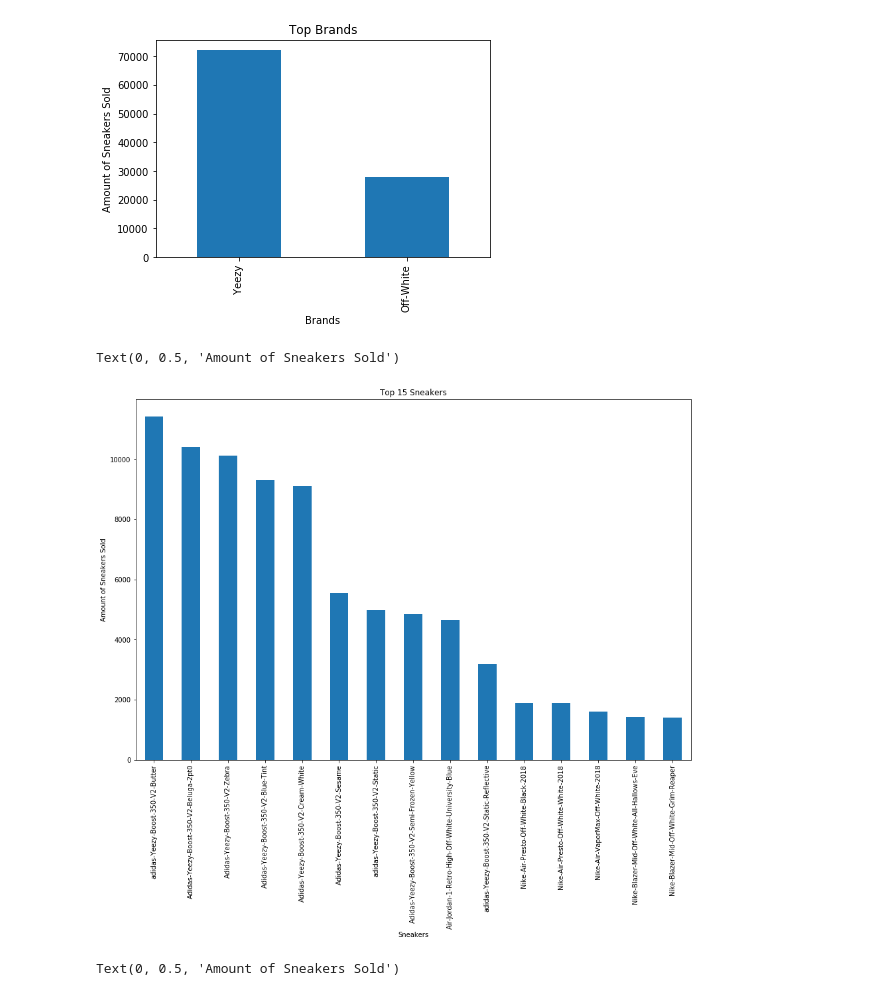
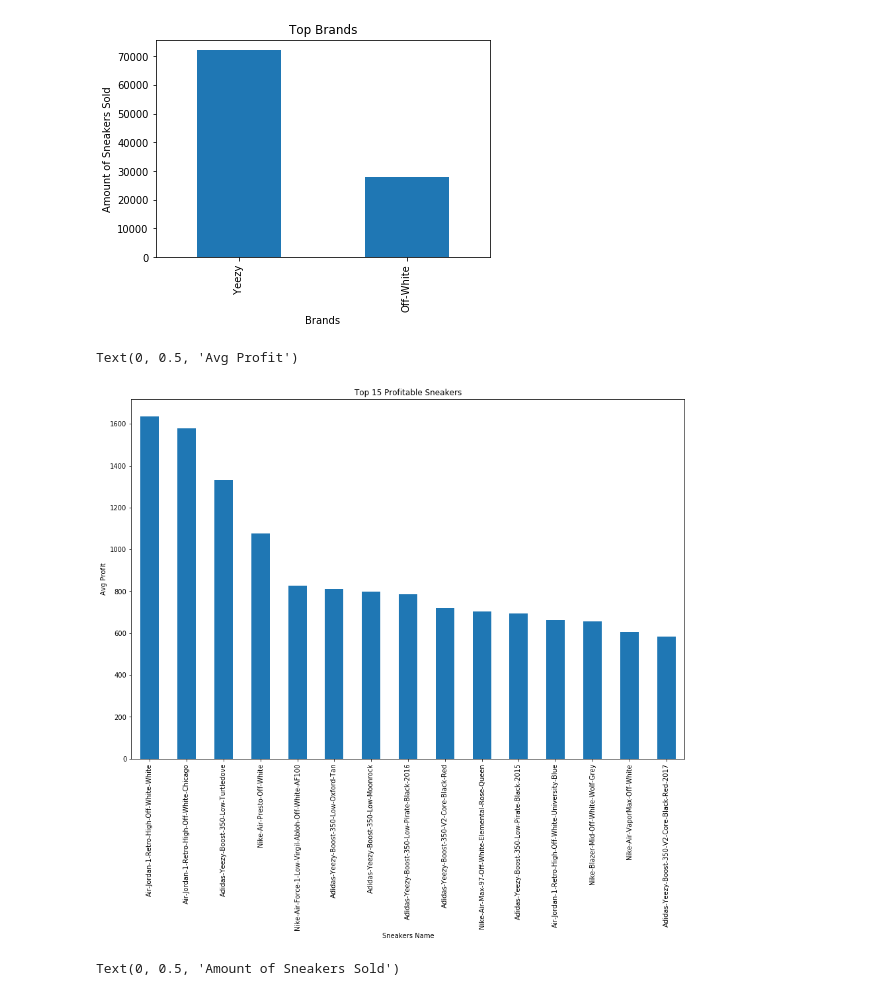
Before and after one commit to ed-biz23/data-sci-project, a Jupyter notebook: Project.ipynb, the cells around one changed output. Saved outputs shown, nothing was run; the diff lists cells and outputs as text; code cells hidden in the pictures.

```diff
--- a/Project.ipynb
+++ b/Project.ipynb
@@ -91,15 +91,15 @@ plt.ylabel('Amount of Sneakers Sold')
 Text(0, 0.5, 'Amount of Sneakers Sold')
 [figure]
 # %%
-groupby_popular_sneaker = data.groupby('Sneaker Name').size()
+groupby_popular_sneaker = data.groupby('Sneaker Name')['Profit'].mean()
 # %%
 groupby_popular_sneaker.nlargest(15).plot.bar(figsize=(15,10))
-plt.title('Top 15 Sneakers')
-plt.xlabel('Sneakers')
-plt.ylabel('Amount of Sneakers Sold')
+plt.title('Top 15 Profitable Sneakers')
+plt.xlabel('Sneakers Name')
+plt.ylabel('Avg Profit')
 # %% [output]
-Text(0, 0.5, 'Amount of Sneakers Sold')
+Text(0, 0.5, 'Avg Profit')
-[figure, old version]
+[figure, new version]
 # %%
 groupby_popular_size = data.groupby('Shoe Size').size()
 # %%
```
Also changed, not shown: parts of 16 cells of this notebook, 2 other files.
